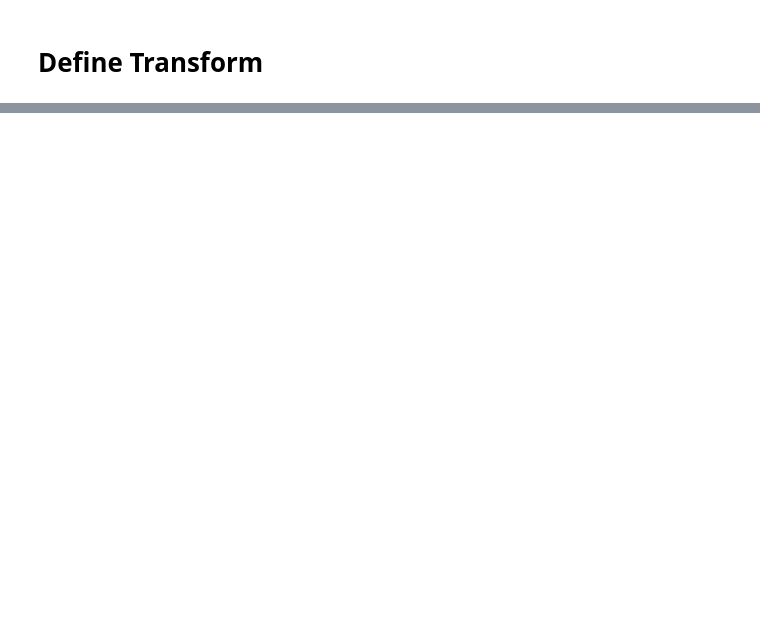
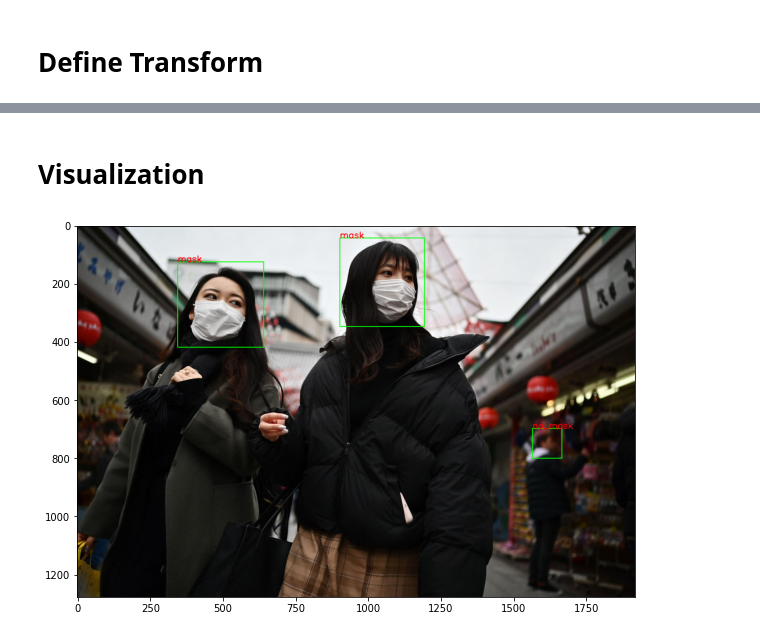
Before and after one commit to skj092/mask-detector, a Jupyter notebook: Mask_Detection_Model.ipynb, the cells around one changed output, grey strips where cells are left out. Saved outputs shown, nothing was run; the diff lists cells and outputs as text; code cells hidden in the pictures; blank space fills up the shorter version.

```diff
--- a/Mask_Detection_Model.ipynb
+++ b/Mask_Detection_Model.ipynb
@@ -155,3 +185,34 @@ class MaskDetectionDataset(Dataset):
 
     def __len__(self):
         return len(self.image_paths)
+# %% [markdown]
+# Visualization
+# %%
+train_dataset = MaskDetectionDataset('train')
+
+# label2 class
+def class2lbl(label):
+    if label == 1:
+        return 'mask'
+    else:
+        return 'no_mask'
+# %%
+def show_img_bbox(img, target):
+    fig = plt.figure(figsize=(10,10))
+    bbox = target['boxes']
+    label = target['labels']
+    label = list(map(class2lbl, label.tolist()))
+    for i in range(len(bbox)):
+        xmin = int(bbox[i][0])
+        ymin = int(bbox[i][1])
+        xmax = int(bbox[i][2])
+        ymax = int(bbox[i][3])
+        cv2.rectangle(img, (xmin, ymin), (xmax, ymax), (0, 255, 0), 2)
+        cv2.putText(img, str(label[i]), (xmin, ymin), cv2.FONT_HERSHEY_SIMPLEX, 1, (255, 0, 0), 2)
+    plt.imshow(img)
+    plt.show()
+# %%
+img, target = train_dataset[1]
+show_img_bbox(img, target)
+# %% [output]
+[figure, added]
```
Also changed, not shown: parts of 29 cells of this notebook.
